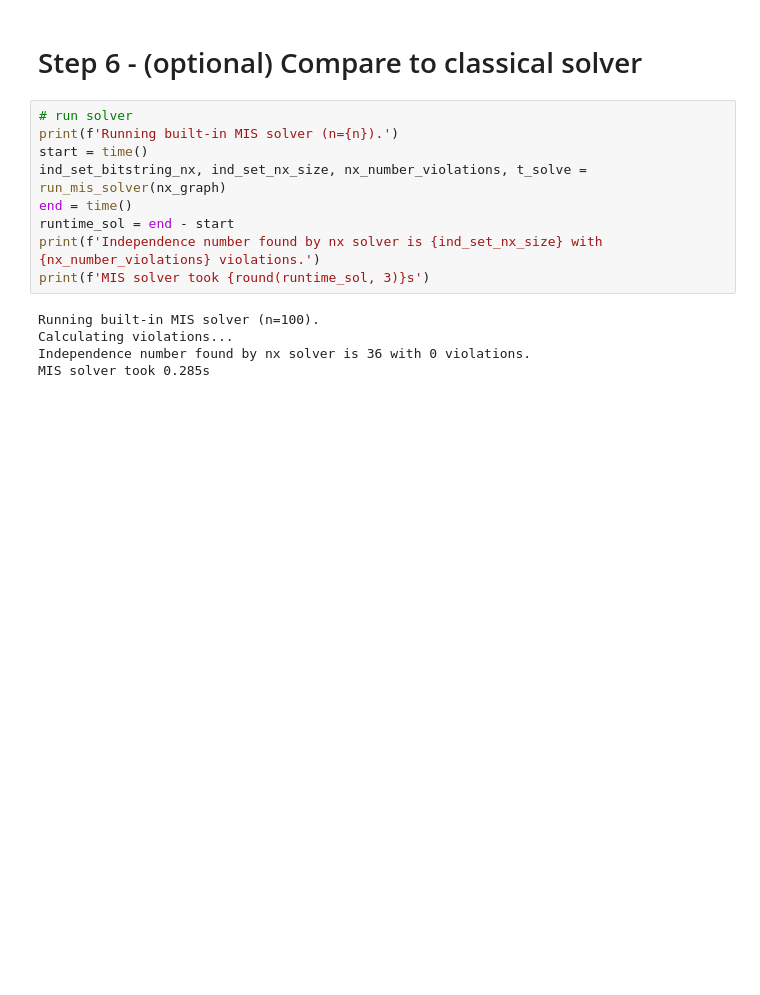
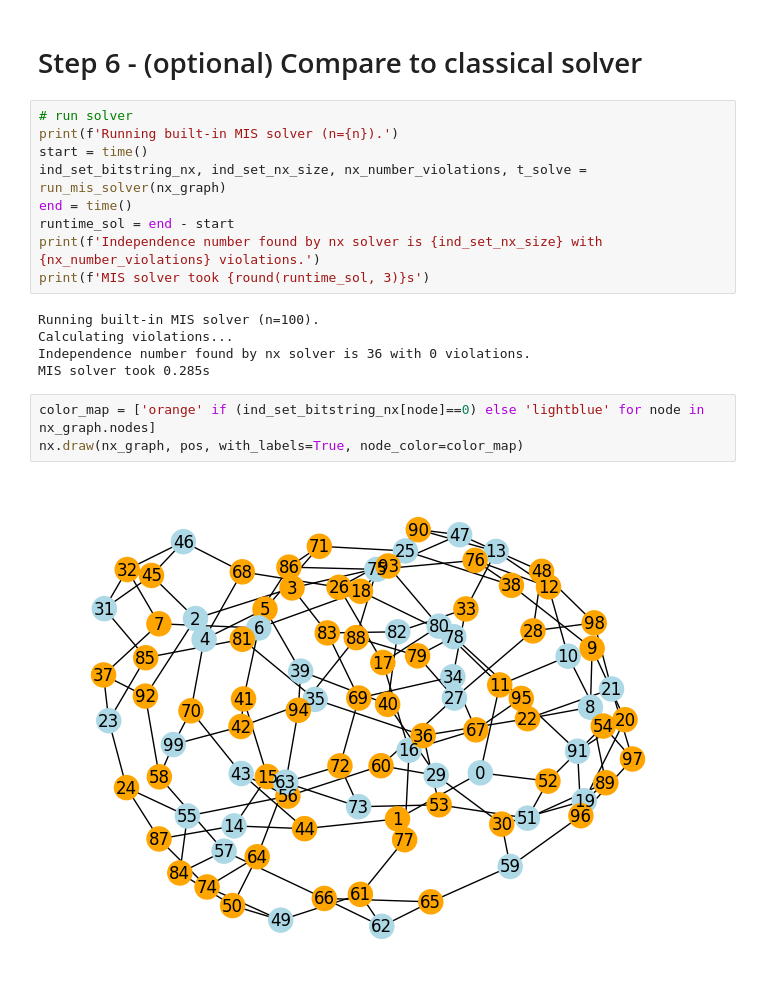
Before and after one commit to jzt5132/co-with-gnns-example, a Jupyter notebook: gnn_example.ipynb, the cells around one changed output. Cells and saved outputs as stored; diff of their text form; blank space fills up the shorter version.

```diff
--- a/gnn_example.ipynb
+++ b/gnn_example.ipynb
@@ -272,3 +275,8 @@ Running built-in MIS solver (n=100).
 Calculating violations...
 Independence number found by nx solver is 36 with 0 violations.
 MIS solver took 0.285s
+# %%
+color_map = ['orange' if (ind_set_bitstring_nx[node]==0) else 'lightblue' for node in nx_graph.nodes]
+nx.draw(nx_graph, pos, with_labels=True, node_color=color_map)
+# %% [output]
+[figure, added]
```
Also changed, not shown: parts of 4 cells of this notebook, 5 other files.
